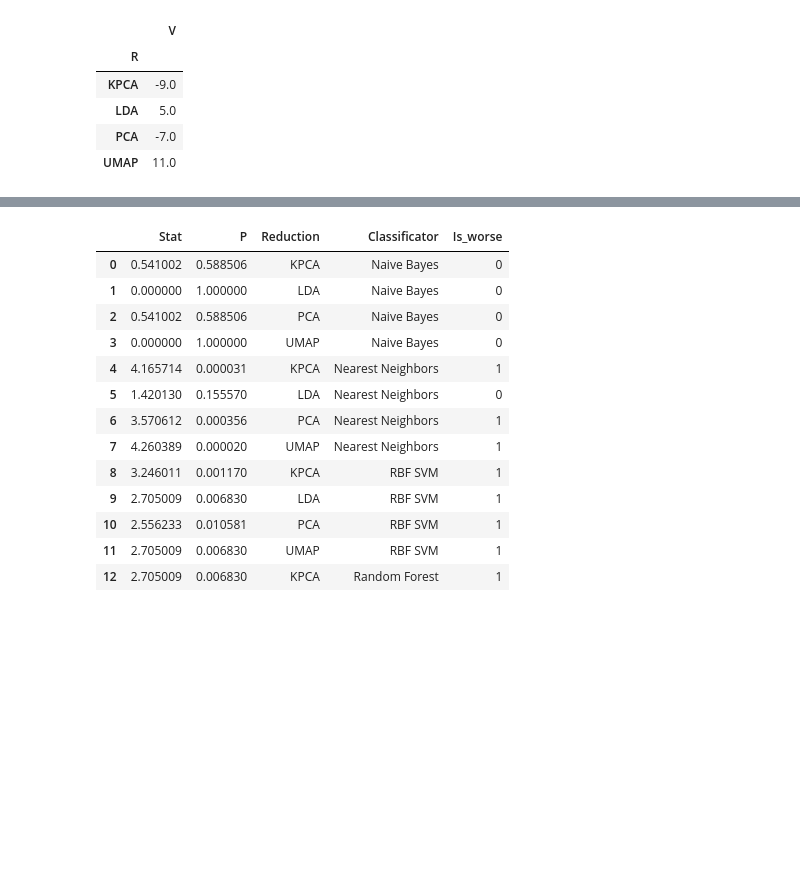
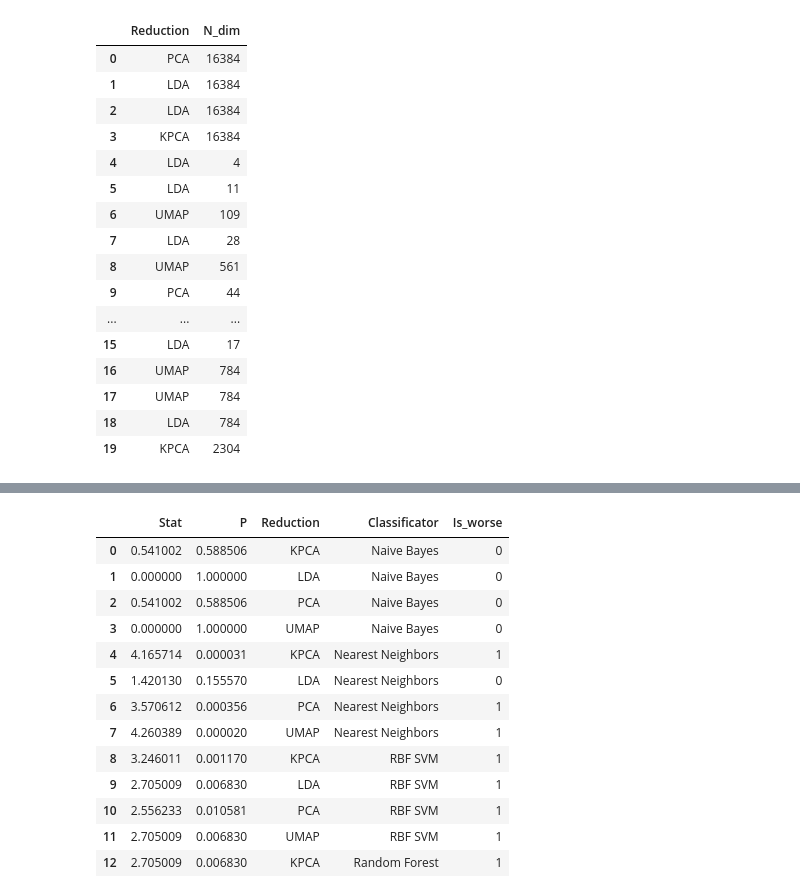
Before and after one commit to OldGentleman/ML_Dimensional_reduction, a Jupyter notebook: static_tests/static_tests.ipynb, the cells around one changed output, grey strips where cells are left out. Saved outputs shown, nothing was run; the diff lists cells and outputs as text; code cells hidden in the pictures; blank space fills up the shorter version.

```diff
--- a/static_tests/static_tests.ipynb
+++ b/static_tests/static_tests.ipynb
@@ -386,9 +257,20 @@ UMAP_Random Forest                       0                  0                  0
-# %%
-non_images_wilx.groupby('R').sum().drop(columns=['C'])
-# %% [output]
-|  | V |
-| R |  |
-| KPCA | -9.0 |
-| LDA | 5.0 |
-| PCA | -7.0 |
-| UMAP | 11.0 |
+# %%
+tt_df
+# %% [output]
+|  | Reduction | N_dim |
+| 0 | PCA | 16384 |
+| 1 | LDA | 16384 |
+| 2 | LDA | 16384 |
+| 3 | KPCA | 16384 |
+| 4 | LDA | 4 |
+| 5 | LDA | 11 |
+| 6 | UMAP | 109 |
+| 7 | LDA | 28 |
+| 8 | UMAP | 561 |
+| 9 | PCA | 44 |
+| ... | ... | ... |
+| 15 | LDA | 17 |
+| 16 | UMAP | 784 |
+| 17 | UMAP | 784 |
+| 18 | LDA | 784 |
+| 19 | KPCA | 2304 |
```
Also changed, not shown: parts of 13 cells of this notebook, 1 other file.
